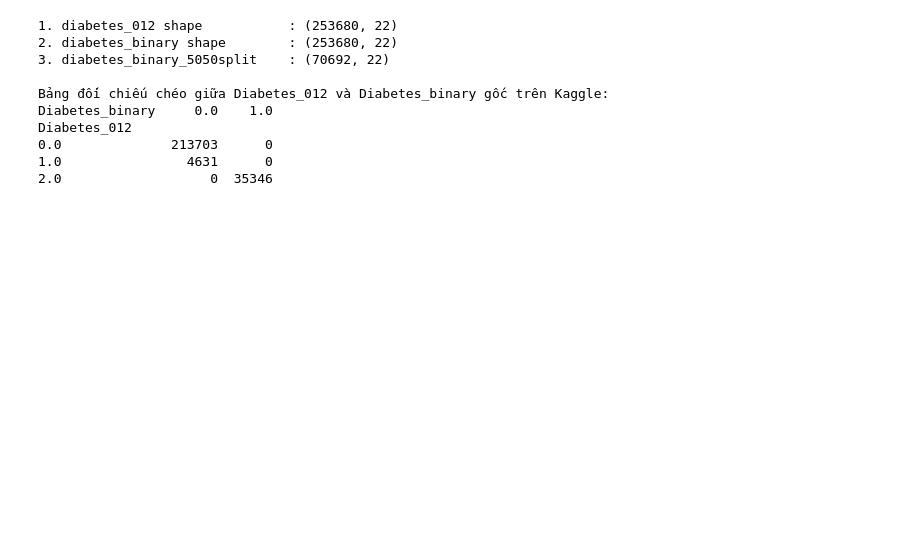
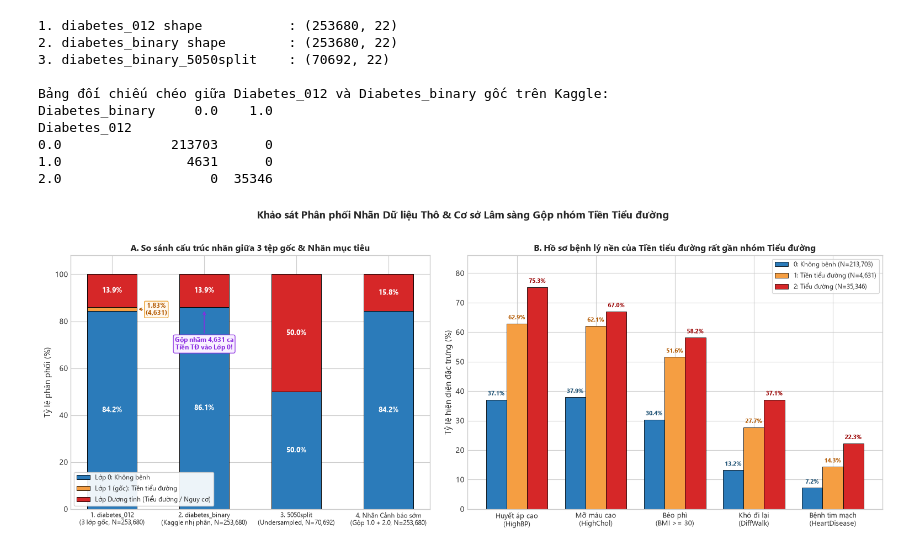
Before and after one commit to ncn2569/Machine_Learning_Project, a Jupyter notebook: notebooks/01_eda_feature_selection.ipynb, the cells around one changed output. Cells and saved outputs as stored; diff of their text form; code cells hidden in the pictures; blank space fills up the shorter version.

Commit message:
feat(data): update EDA notebook with inline outputs, plot script, and cleaned datasets

```diff
--- a/notebooks/01_eda_feature_selection.ipynb
+++ b/notebooks/01_eda_feature_selection.ipynb
@@ -58,3 +57,82 @@ Diabetes_012
 0.0              213703      0
 1.0                4631      0
 2.0                   0  35346
+# %%
+# Biểu đồ 1: Đối chiếu 3 tệp dữ liệu gốc & Hồ sơ lâm sàng nhóm Tiền tiểu đường
+fig, (ax1, ax2) = plt.subplots(1, 2, figsize=(15.5, 5.8), gridspec_kw={'width_ratios': [1.08, 1.25]})
+fig.suptitle('Khảo sát Phân phối Nhãn Dữ liệu Thô & Cơ sở Lâm sàng Gộp nhóm Tiền Tiểu đường',
+             fontsize=14, fontweight='bold', y=1.02)
+
+# Panel A: Tỷ lệ các lớp trên 3 tệp raw + Cấu hình Cảnh báo sớm
+datasets = [
+    '1. diabetes_012\n(3 lớp gốc, N=253,680)',
+    '2. diabetes_binary\n(Kaggle nhị phân, N=253,680)',
+    '3. 5050split\n(Undersampled, N=70,692)',
+    '4. Nhãn Cảnh báo sớm\n(Gộp 1.0 + 2.0, N=253,680)'
+]
+p_healthy = [213703 / 253680 * 100, 218334 / 253680 * 100, 50.0, 213703 / 253680 * 100]
+p_prediab = [4631 / 253680 * 100, 0.0, 0.0, 0.0]
+p_diab = [35346 / 253680 * 100, 35346 / 253680 * 100, 50.0, 39977 / 253680 * 100]
+
+x_pos = np.arange(len(datasets))
+w = 0.54
+b1 = ax1.bar(x_pos, p_healthy, width=w, color='#2b7bba', edgecolor='black', linewidth=0.7, label='Lớp 0: Không bệnh')
+b2 = ax1.bar(x_pos, p_prediab, width=w, bottom=p_healthy, color='#f59e42', edgecolor='black', linewidth=0.7, label='Lớp 1 (gốc): Tiền tiểu đường')
+b3 = ax1.bar(x_pos, p_diab, width=w, bottom=np.array(p_healthy) + np.array(p_prediab),
+             color='#d62728', edgecolor='black', linewidth=0.7, label='Lớp Dương tính (Tiểu đường / Nguy cơ)')
+
+for i in range(len(datasets)):
+    ax1.text(i, p_healthy[i] / 2, f'{p_healthy[i]:.1f}%', ha='center', va='center', color='white', fontweight='bold', fontsize=9.5)
+    if p_prediab[i] > 0:
+        ax1.annotate('1.83%\n(4,631)', xy=(i + w / 2, p_healthy[i] + p_prediab[i] / 2), xytext=(i + 0.48, 85.0),
+                     ha='center', va='center', fontsize=8.4, fontweight='bold', color='#b35900',
+                     bbox=dict(boxstyle='round,pad=0.18', facecolor='#fff8ee', edgecolor='#e68a00', lw=0.8),
+                     arrowprops=dict(arrowstyle='->', color='#b35900', lw=1.1))
+    top_center = p_healthy[i] + p_prediab[i] + p_diab[i] / 2
+    ax1.text(i, top_center, f'{p_diab[i]:.1f}%', ha='center', va='center', color='white', fontweight='bold', fontsize=9.5)
+
+ax1.annotate('Gộp nhầm 4,631 ca\nTiền TĐ vào Lớp 0!', xy=(1, 85.0), xytext=(1.0, 68.0),
+             ha='center', fontsize=8.5, fontweight='bold', color='#8a2be2',
+             bbox=dict(boxstyle='round,pad=0.25', facecolor='#f8f0ff', edgecolor='#8a2be2', lw=0.9),
+             arrowprops=dict(arrowstyle='->', color='#8a2be2', lw=1.1))
+
+ax1.set_xticks(x_pos)
+ax1.set_xticklabels(datasets, fontsize=8.8)
+ax1.set_ylabel('Tỷ lệ phân phối (%)', fontsize=10.5)
+ax1.set_ylim(0, 108)
+ax1.set_title('A. So sánh cấu trúc nhãn giữa 3 tệp gốc & Nhãn mục tiêu', fontsize=11.5, fontweight='bold')
+ax1.legend(loc='lower left', frameon=True, facecolor='white', framealpha=0.92, fontsize=8.5)
+
+# Panel B: Hồ sơ lâm sàng nhóm Tiền tiểu đường so với Không bệnh & Tiểu đường
+df_temp = df_012.copy()
+df_temp['Obese_BMI30'] = (df_temp['BMI'] >= 30).astype(int)
+check_cols = ['HighBP', 'HighChol', 'Obese_BMI30', 'DiffWalk', 'HeartDiseaseorAttack']
+check_labels = ['Huyết áp cao\n(HighBP)', 'Mỡ máu cao\n(HighChol)', 'Béo phì\n(BMI >= 30)',
+                'Khó đi lại\n(DiffWalk)', 'Bệnh tim mạch\n(HeartDisease)']
+
+grp_means = df_temp.groupby('Diabetes_012')[check_cols].mean() * 100
+x_ind = np.arange(len(check_cols))
+bw = 0.26
+
+rects0 = ax2.bar(x_ind - bw, grp_means.loc[0.0], width=bw, color='#2b7bba', edgecolor='black', linewidth=0.6, label='0: Không bệnh (N=213,703)')
+rects1 = ax2.bar(x_ind, grp_means.loc[1.0], width=bw, color='#f59e42', edgecolor='black', linewidth=0.6, label='1: Tiền tiểu đường (N=4,631)')
+rects2 = ax2.bar(x_ind + bw, grp_means.loc[2.0], width=bw, color='#d62728', edgecolor='black', linewidth=0.6, label='2: Tiểu đường (N=35,346)')
+
+for rects, col_txt in [(rects0, '#1b4f72'), (rects1, '#b35900'), (rects2, '#990000')]:
+    for r in rects:
+        h = r.get_height()
+        ax2.text(r.get_x() + r.get_width() / 2, h + 1.0, f'{h:.1f}%', ha='center', va='bottom',
+                 fontsize=8.2, fontweight='bold', color=col_txt)
+
+ax2.set_xticks(x_ind)
+ax2.set_xticklabels(check_labels, fontsize=9.2)
+ax2.set_ylabel('Tỷ lệ hiện diện đặc trưng (%)', fontsize=10.5)
+ax2.set_ylim(0, 86)
+ax2.set_title('B. Hồ sơ bệnh lý nền của Tiền tiểu đường rất gần nhóm Tiểu đường', fontsize=11.5, fontweight='bold')
+ax2.legend(loc='upper right', frameon=True, facecolor='white', fontsize=8.8)
+
+plt.tight_layout()
+plt.savefig(os.path.join(FIG_DIR, 'fig01_target_distribution_and_prediabetes.png'), dpi=160, bbox_inches='tight')
+plt.show()
+# %% [output]
+[figure, added]
```
Also changed, not shown: parts of 26 cells of this notebook, 20 other files.
